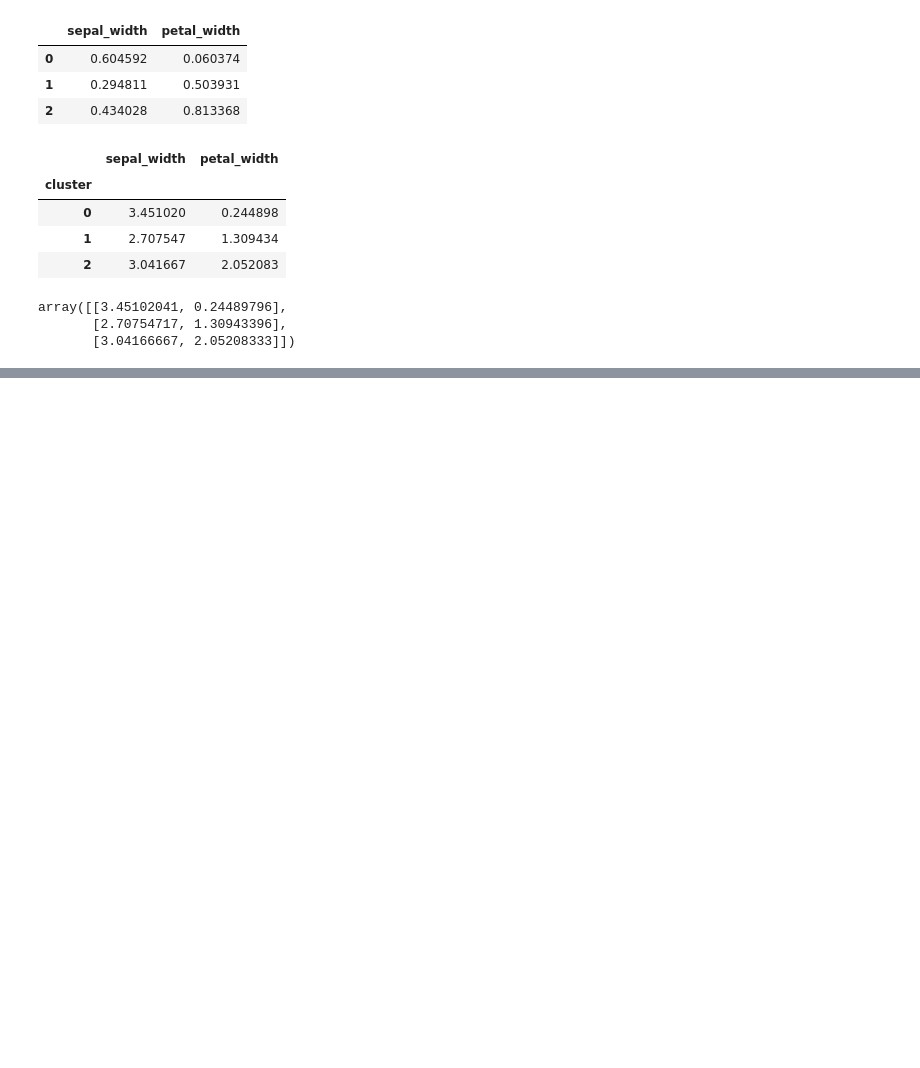
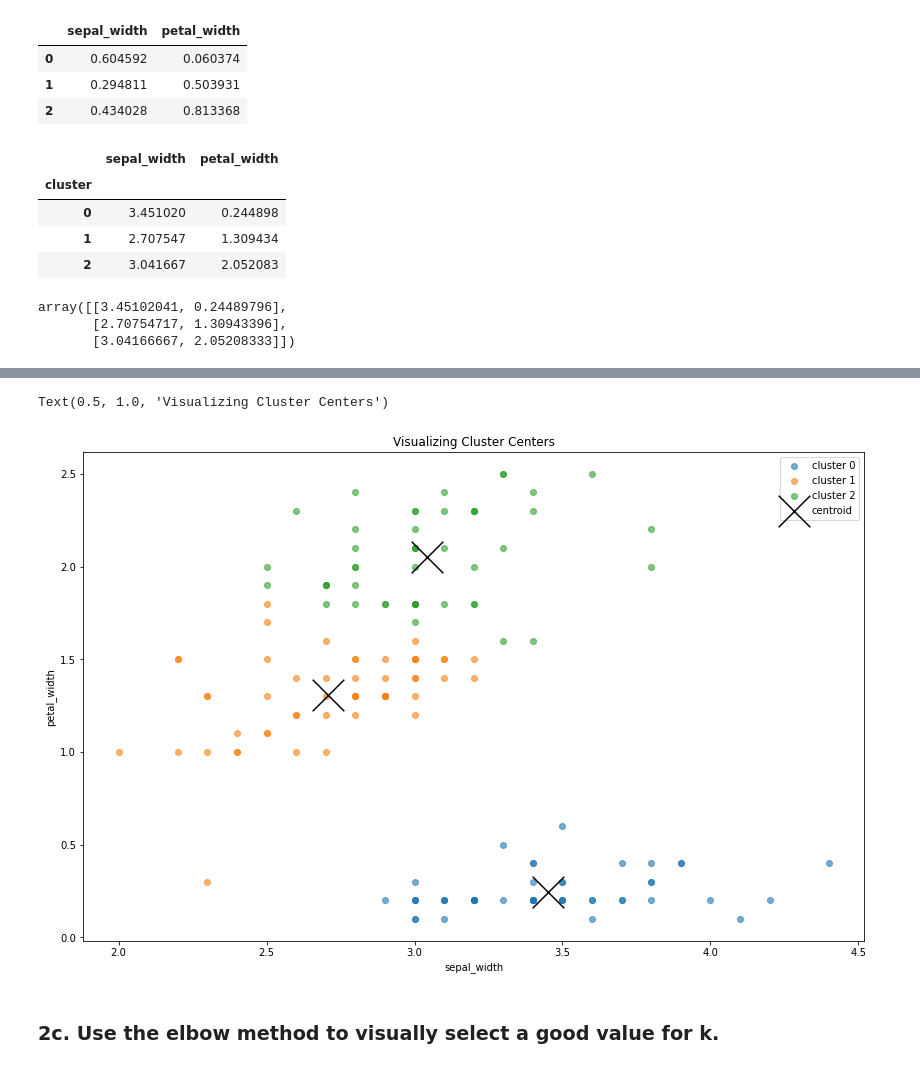
Before and after one commit to randyfrench/clustering-exercises, a Jupyter notebook: modeling.ipynb, the cells around one changed output, grey strips where cells are left out. Cells and saved outputs as stored; diff of their text form; code cells hidden in the pictures; blank space fills up the shorter version.

```diff
--- a/modeling.ipynb
+++ b/modeling.ipynb
@@ -156,0 +176,17 @@ array([[3.45102041, 0.24489796],
+# %%
+plt.figure(figsize=(14, 9))
+
+for cluster, subset in iris.groupby('cluster'):
+    plt.scatter(subset.sepal_width, subset.petal_width, label='cluster ' + str(cluster), alpha=.6)
+
+centroids.plot.scatter(y='petal_width', x='sepal_width', c='black', marker='x', s=1000, ax=plt.gca(), label='centroid')
+
+plt.legend()
+plt.xlabel('sepal_width')
+plt.ylabel('petal_width')
+plt.title('Visualizing Cluster Centers')
+# %% [output]
+Text(0.5, 1.0, 'Visualizing Cluster Centers')
+[figure, added]
+# %% [markdown]
+### 2c. Use the elbow method to visually select a good value for k.
```
Also changed, not shown: parts of 14 cells of this notebook, 1 other file.
